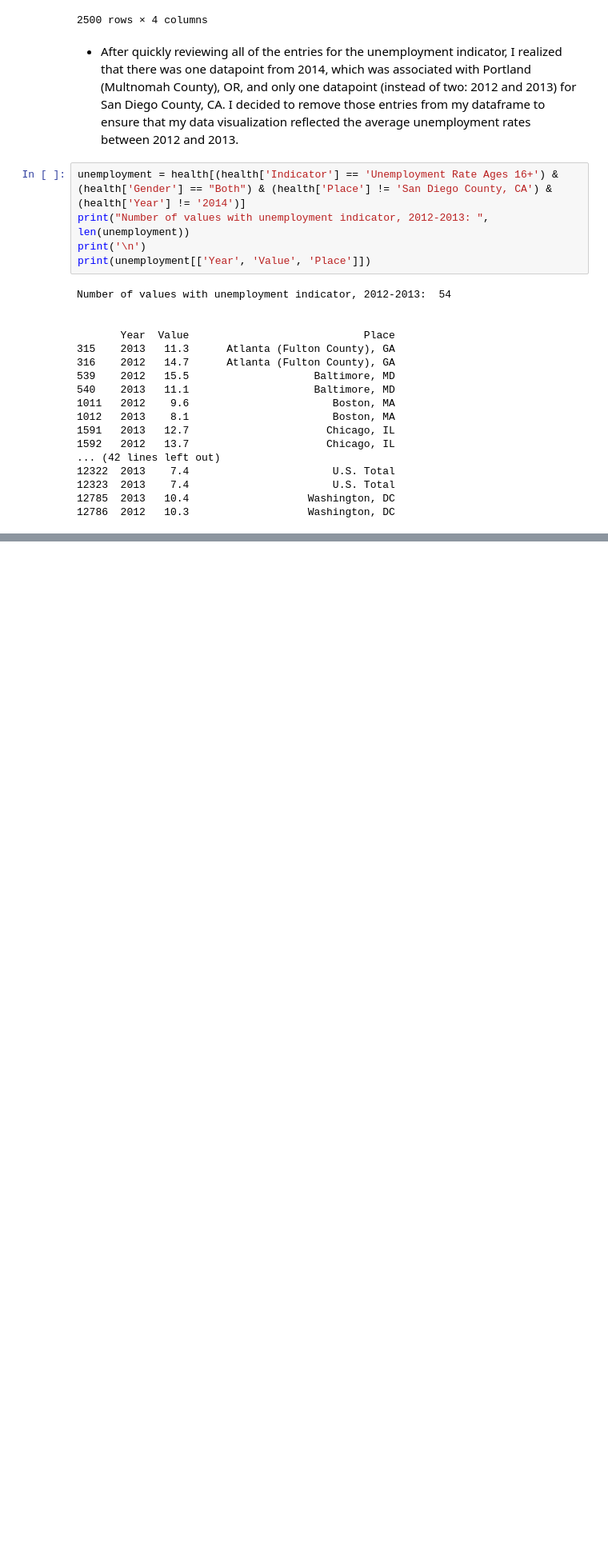
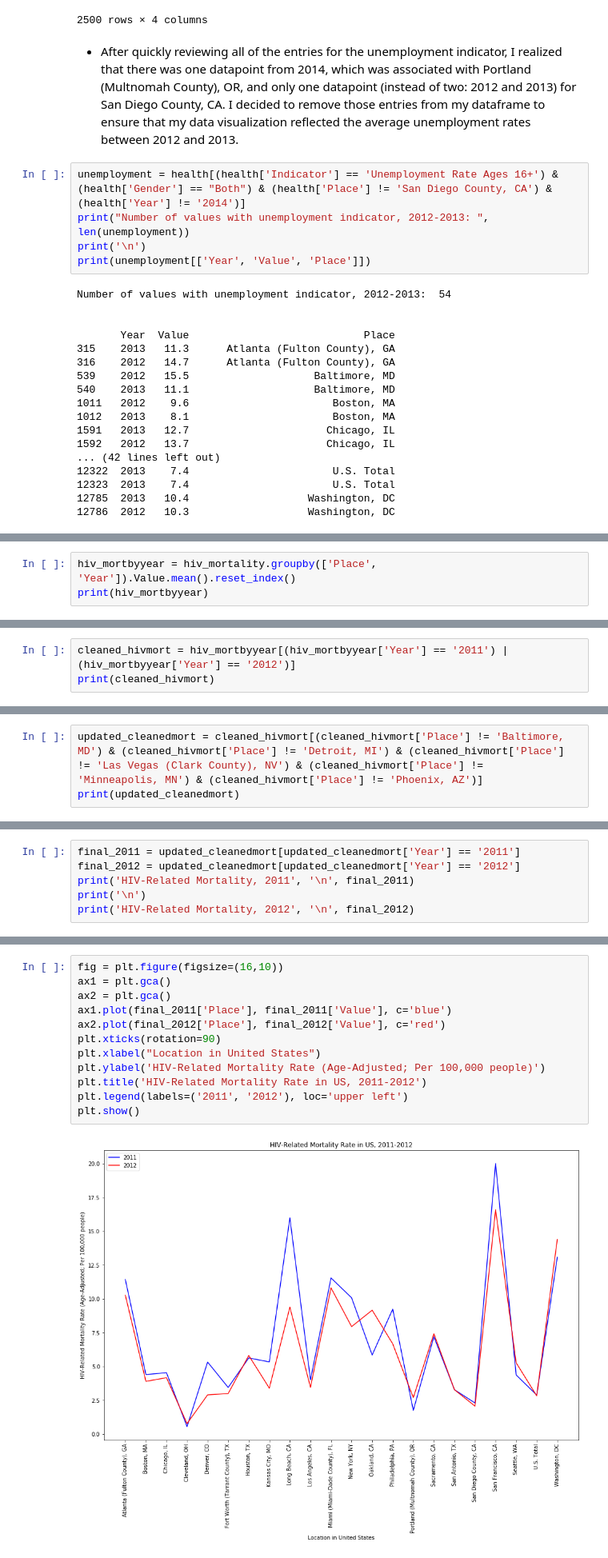
Before and after one commit to elakew/bigcity_health, a Jupyter notebook: health_data.ipynb, the cells around one changed output, grey strips where cells are left out. Shown: that part at 80% size. Cells and saved outputs as stored; diff of their text form; blank space fills up the shorter version.

```diff
--- a/health_data.ipynb
+++ b/health_data.ipynb
@@ -122,0 +186,3 @@ plt.show()
+# %%
+hiv_mortbyyear = hiv_mortality.groupby(['Place', 'Year']).Value.mean().reset_index()
+print(hiv_mortbyyear)
@@ -122,0 +209,3 @@ plt.show()
+# %%
+cleaned_hivmort = hiv_mortbyyear[(hiv_mortbyyear['Year'] == '2011') | (hiv_mortbyyear['Year'] == '2012')]
+print(cleaned_hivmort)
@@ -122,0 +230,4 @@ plt.show()
+# %%
+updated_cleanedmort = cleaned_hivmort[(cleaned_hivmort['Place'] != 'Baltimore, MD') & (cleaned_hivmort['Place'] != 'Detroit, MI') & (cleaned_hivmort['Place'] != 'Las Vegas (Clark County), NV') & (cleaned_hivmort['Place'] !=
+'Minneapolis, MN') & (cleaned_hivmort['Place'] != 'Phoenix, AZ')]
+print(updated_cleanedmort)
@@ -122,0 +252,6 @@ plt.show()
+# %%
+final_2011 = updated_cleanedmort[updated_cleanedmort['Year'] == '2011']
+final_2012 = updated_cleanedmort[updated_cleanedmort['Year'] == '2012']
+print('HIV-Related Mortality, 2011', '\n', final_2011)
+print('\n')
+print('HIV-Related Mortality, 2012', '\n', final_2012)
@@ -122,0 +300,14 @@ plt.show()
+# %%
+fig = plt.figure(figsize=(16,10))
+ax1 = plt.gca()
+ax2 = plt.gca()
+ax1.plot(final_2011['Place'], final_2011['Value'], c='blue')
+ax2.plot(final_2012['Place'], final_2012['Value'], c='red')
+plt.xticks(rotation=90)
+plt.xlabel("Location in United States")
+plt.ylabel('HIV-Related Mortality Rate (Age-Adjusted; Per 100,000 people)')
+plt.title('HIV-Related Mortality Rate in US, 2011-2012')
+plt.legend(labels=('2011', '2012'), loc='upper left')
+plt.show()
+# %% [output]
+[figure, added]
```
Also changed, not shown: parts of 20 cells of this notebook.
